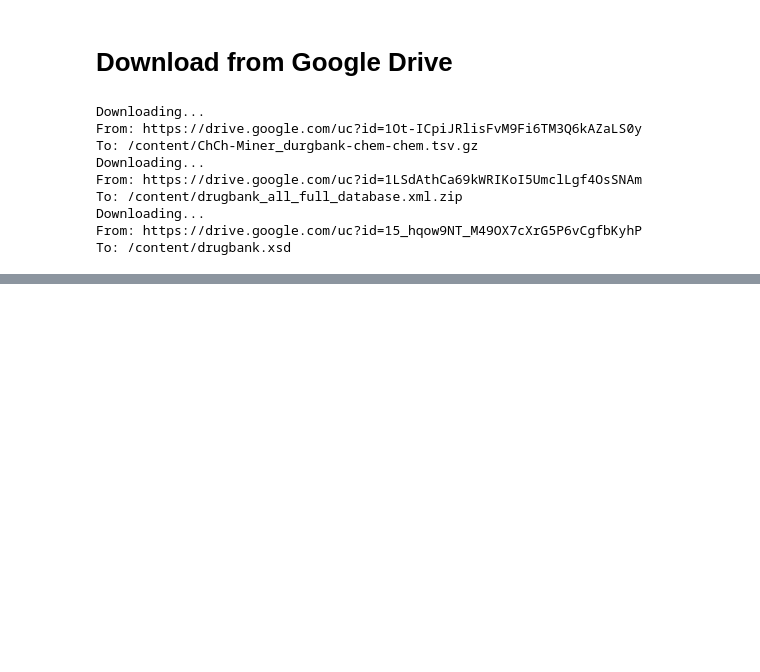
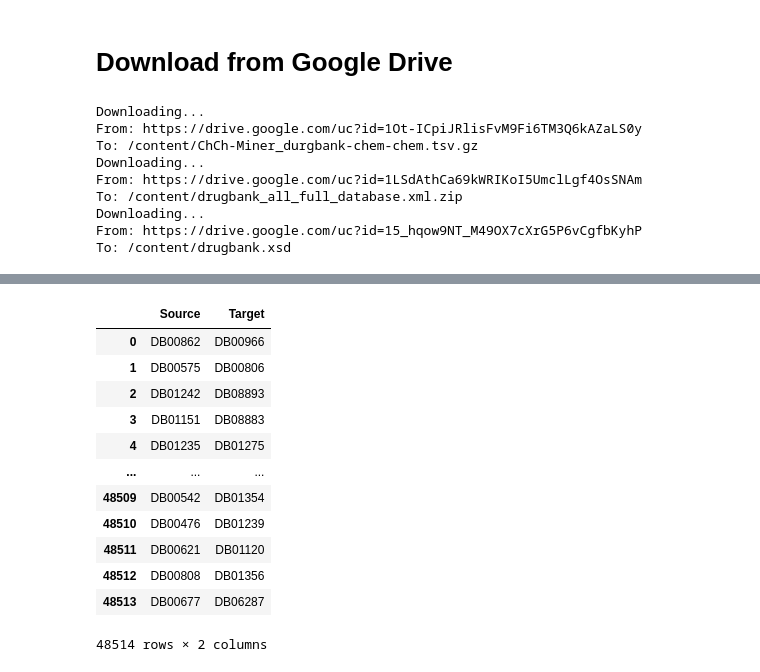
Before and after one commit to csikosmarci24/vitmav45-Mayuyu, a Jupyter notebook: project/data_visualization.ipynb, the cells around one changed output, grey strips where cells are left out. Drawn from its saved outputs; the diff is of its cells as text; code cells hidden in the pictures; blank space fills up the shorter version.

```diff
--- a/project/data_visualization.ipynb
+++ b/project/data_visualization.ipynb
@@ -63,0 +136,16 @@ Successfully installed jedi-0.18.1 jsonpickle-2.2.0 pyvis-0.3.0
+# %%
+graph_df
+# %% [output]
+|  | Source | Target |
+| 0 | DB00862 | DB00966 |
+| 1 | DB00575 | DB00806 |
+| 2 | DB01242 | DB08893 |
+| 3 | DB01151 | DB08883 |
+| 4 | DB01235 | DB01275 |
+| ... | ... | ... |
+| 48509 | DB00542 | DB01354 |
+| 48510 | DB00476 | DB01239 |
+| 48511 | DB00621 | DB01120 |
+| 48512 | DB00808 | DB01356 |
+| 48513 | DB00677 | DB06287 |
+48514 rows × 2 columns
```
Also changed, not shown: parts of 20 cells of this notebook, 1 other file.
